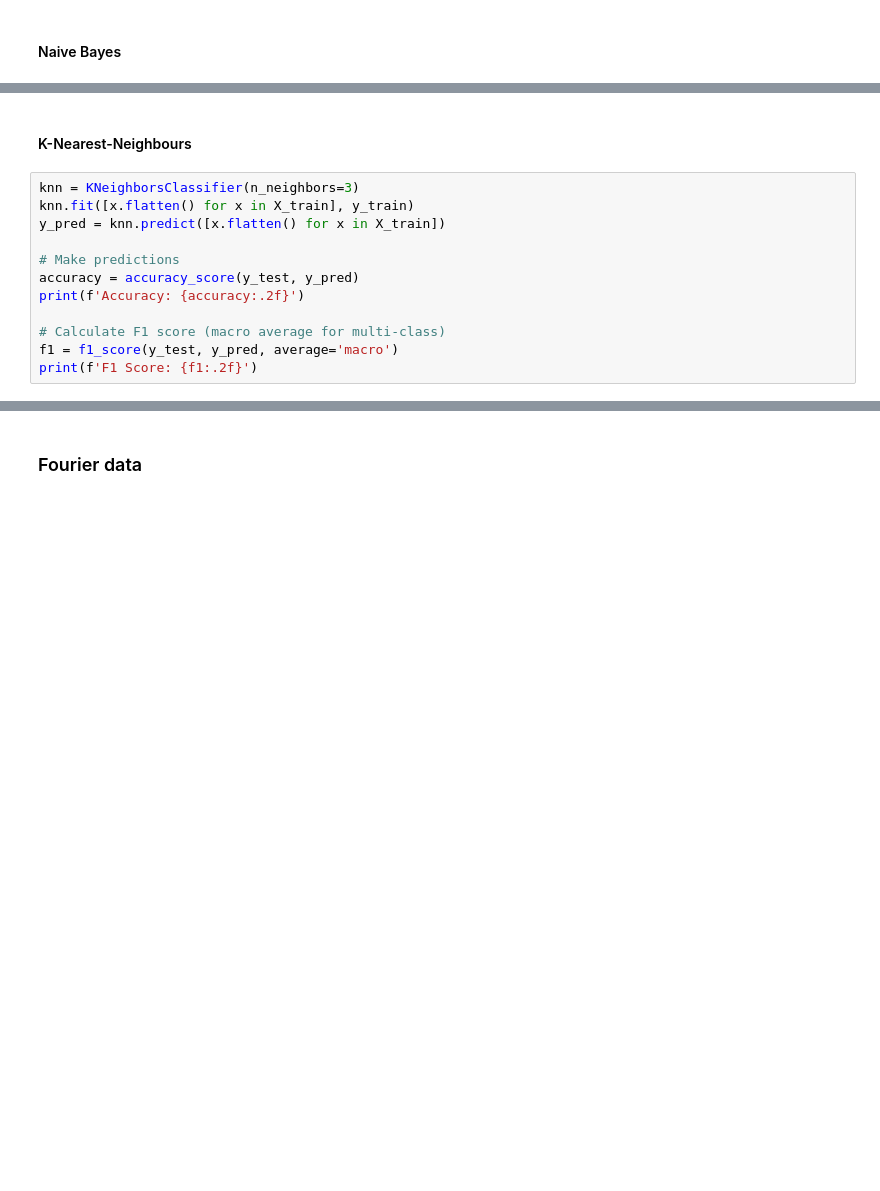
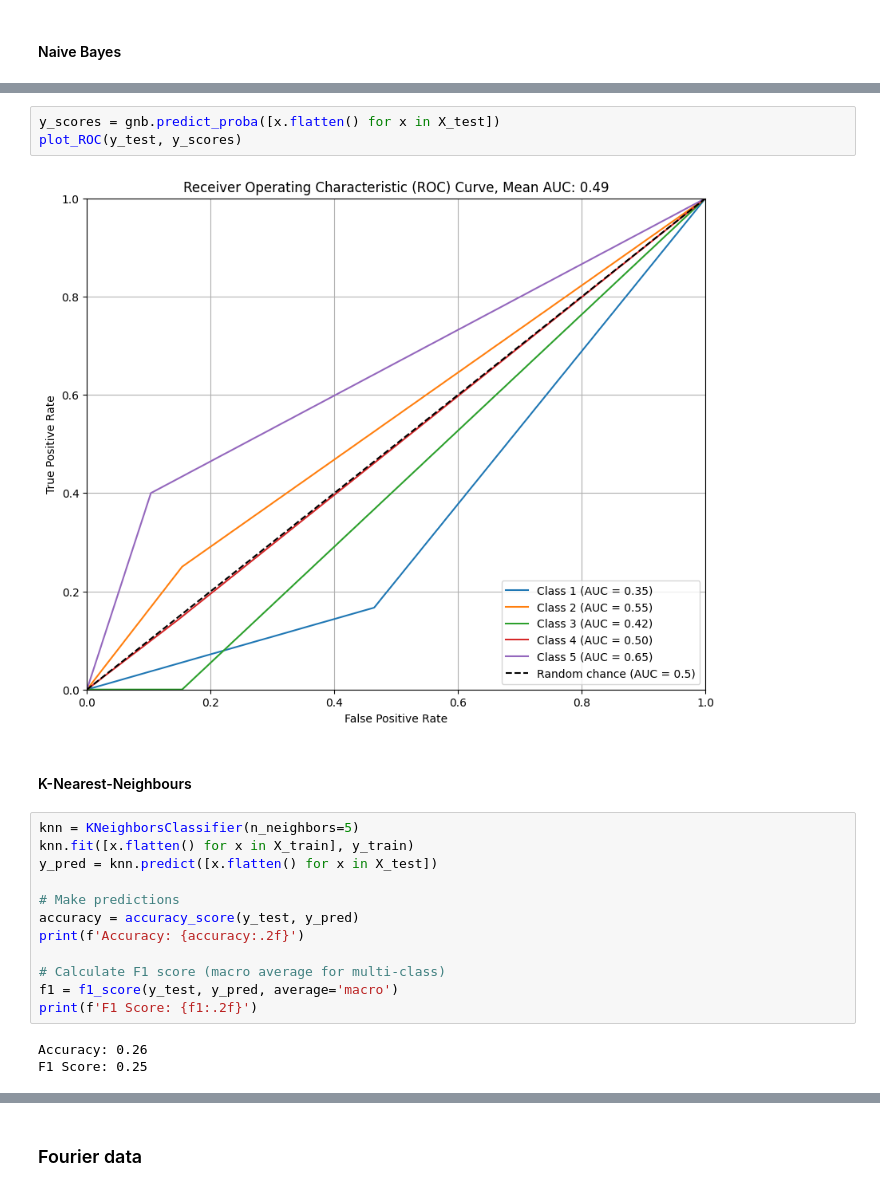
Before and after one commit to hylke35/PatternRecognition, a Jupyter notebook: big_cats.ipynb, the cells around one changed output, grey strips where cells are left out. Cells and saved outputs as stored; diff of their text form; blank space fills up the shorter version.

```diff
--- a/big_cats.ipynb
+++ b/big_cats.ipynb
@@ -319,9 +368,14 @@ F1 Score: 0.26
+# %%
+y_scores = gnb.predict_proba([x.flatten() for x in X_test])
+plot_ROC(y_test, y_scores)
+# %% [output]
+[figure, added]
 # %% [markdown]
 #### K-Nearest-Neighbours
 # %%
-knn = KNeighborsClassifier(n_neighbors=3)
+knn = KNeighborsClassifier(n_neighbors=5)
 knn.fit([x.flatten() for x in X_train], y_train)
-y_pred = knn.predict([x.flatten() for x in X_train])
+y_pred = knn.predict([x.flatten() for x in X_test])
 
 # Make predictions
 accuracy = accuracy_score(y_test, y_pred)
@@ -330,3 +384,6 @@ print(f'Accuracy: {accuracy:.2f}')
 # Calculate F1 score (macro average for multi-class)
 f1 = f1_score(y_test, y_pred, average='macro')
 print(f'F1 Score: {f1:.2f}')
+# %% [output]
+Accuracy: 0.26
+F1 Score: 0.25
```
Also changed, not shown: parts of 33 cells of this notebook.
